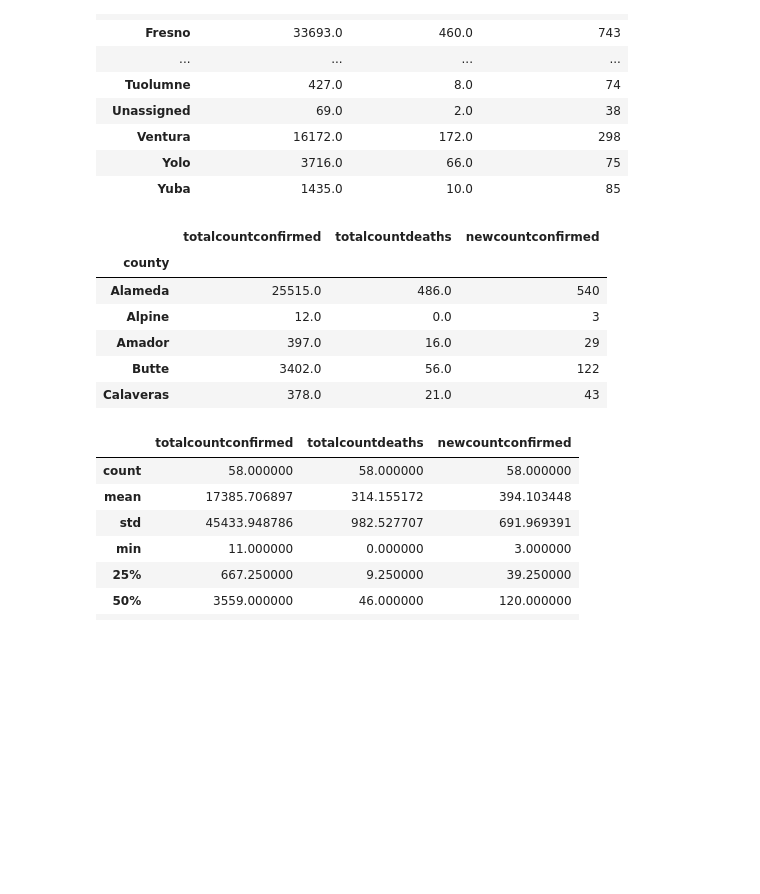
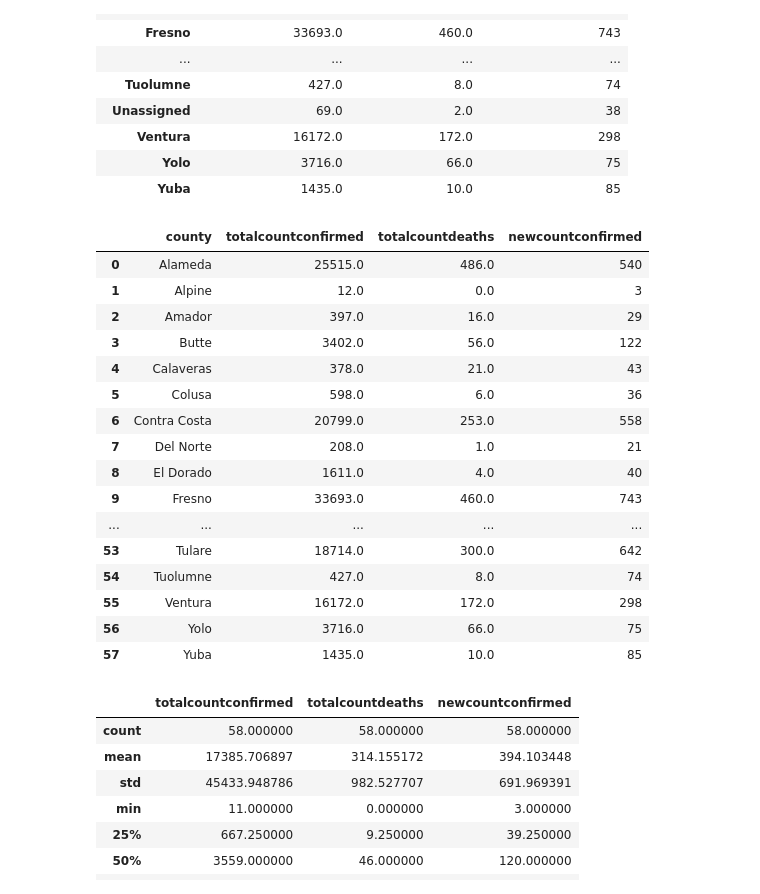
Before and after one commit to rteves0914/COVID_analysis, a Jupyter notebook: county_data.ipynb, the cells around one changed output. Drawn from its saved outputs; the diff is of its cells as text; code cells hidden in the pictures; blank space fills up the shorter version.

```diff
--- a/county_data.ipynb
+++ b/county_data.ipynb
@@ -55,16 +56,27 @@ df_county
 # %%
 # Drop the rows that say 'Unassigned' and 'Out of country'
 
 county_df = df_county.drop(["Out Of Country", "Unassigned"])
-county_df.head()
+county_df = county_df.reset_index()
+county_df
 # %% [output]
-|  | totalcountconfirmed | totalcountdeaths | newcountconfirmed |
-| county |  |  |  |
-| Alameda | 25515.0 | 486.0 | 540 |
-| Alpine | 12.0 | 0.0 | 3 |
-| Amador | 397.0 | 16.0 | 29 |
-| Butte | 3402.0 | 56.0 | 122 |
-| Calaveras | 378.0 | 21.0 | 43 |
+|  | county | totalcountconfirmed | totalcountdeaths | newcountconfirmed |
+| 0 | Alameda | 25515.0 | 486.0 | 540 |
+| 1 | Alpine | 12.0 | 0.0 | 3 |
+| 2 | Amador | 397.0 | 16.0 | 29 |
+| 3 | Butte | 3402.0 | 56.0 | 122 |
+| 4 | Calaveras | 378.0 | 21.0 | 43 |
+| 5 | Colusa | 598.0 | 6.0 | 36 |
+| 6 | Contra Costa | 20799.0 | 253.0 | 558 |
+| 7 | Del Norte | 208.0 | 1.0 | 21 |
+| 8 | El Dorado | 1611.0 | 4.0 | 40 |
+| 9 | Fresno | 33693.0 | 460.0 | 743 |
+| ... | ... | ... | ... | ... |
+| 53 | Tulare | 18714.0 | 300.0 | 642 |
+| 54 | Tuolumne | 427.0 | 8.0 | 74 |
+| 55 | Ventura | 16172.0 | 172.0 | 298 |
+| 56 | Yolo | 3716.0 | 66.0 | 75 |
+| 57 | Yuba | 1435.0 | 10.0 | 85 |
 # %%
 # Use the describe to show initial data of the data frame
 
```
Also changed, not shown: parts of 15 cells of this notebook.
